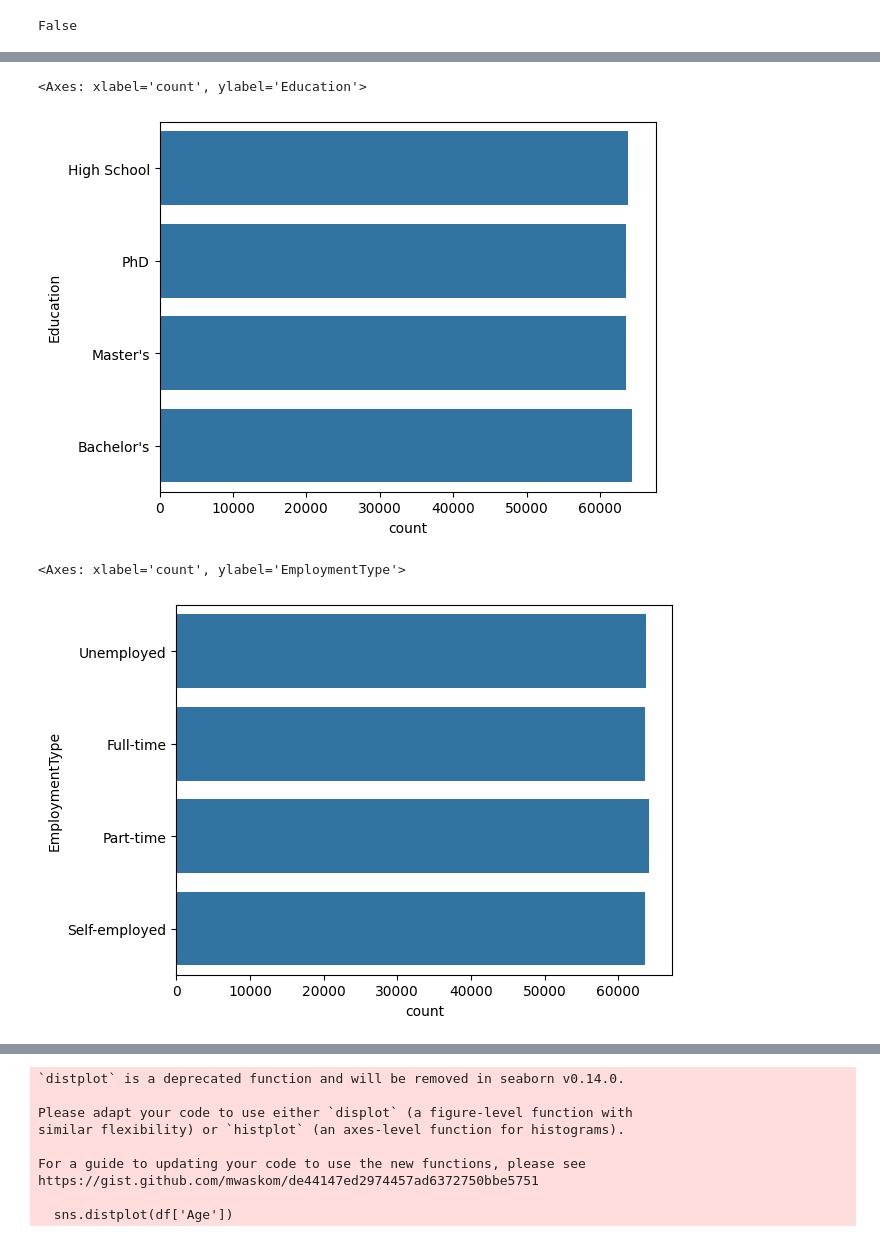
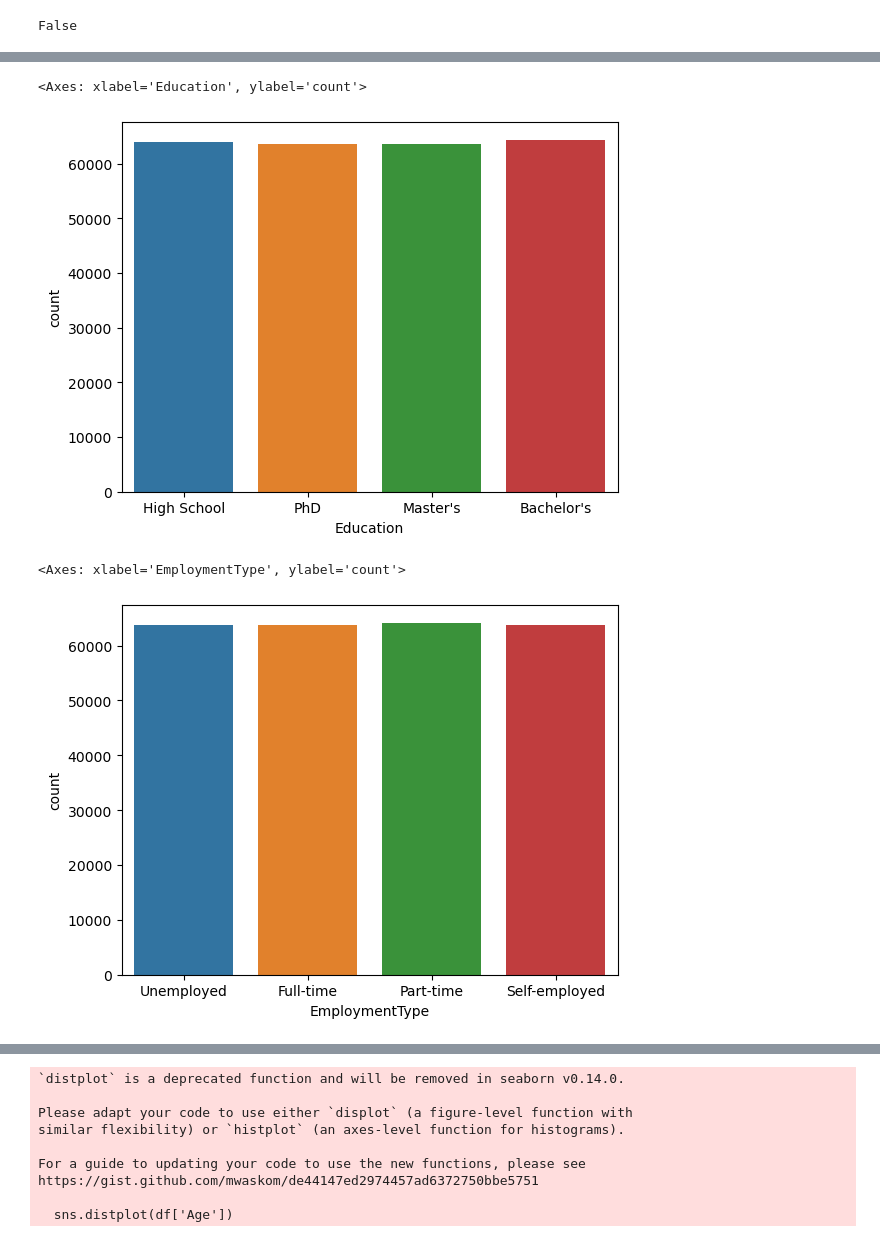
Before and after one commit to imjhanC/Data-Mining-202401, a Jupyter notebook: loanApproval.ipynb, the cells around one changed output, grey strips where cells are left out. Saved outputs shown, nothing was run; the diff lists cells and outputs as text; code cells hidden in the pictures.

```diff
--- a/loanApproval.ipynb
+++ b/loanApproval.ipynb
@@ -92,12 +83,12 @@ df.shape
 # %%
 #EDA on categorical variables
-sns.countplot(df['Education'])
+sns.countplot(x='Education', data=df)
 # %% [output]
-<Axes: xlabel='count', ylabel='Education'>
+<Axes: xlabel='Education', ylabel='count'>
-[figure, old version]
+[figure, new version]
 # %%
-sns.countplot(df['EmploymentType'])
+sns.countplot(x='EmploymentType', data=df)
 # %% [output]
-<Axes: xlabel='count', ylabel='EmploymentType'>
+<Axes: xlabel='EmploymentType', ylabel='count'>
-[figure, old version]
+[figure, new version]
 # %%
```
Also changed, not shown: parts of 34 cells of this notebook, 1 other file.
